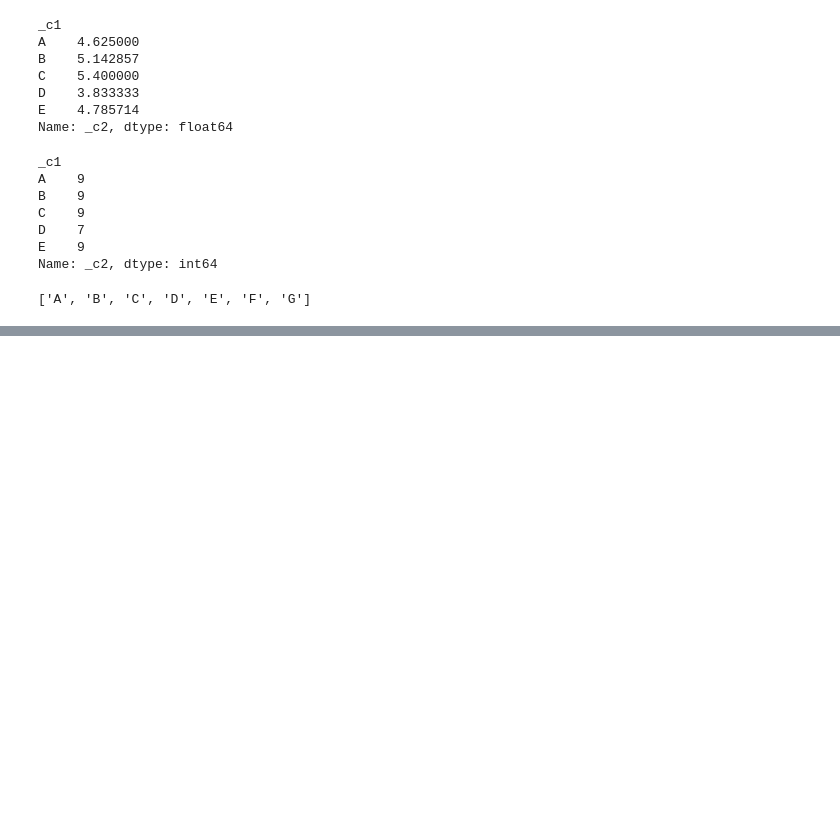
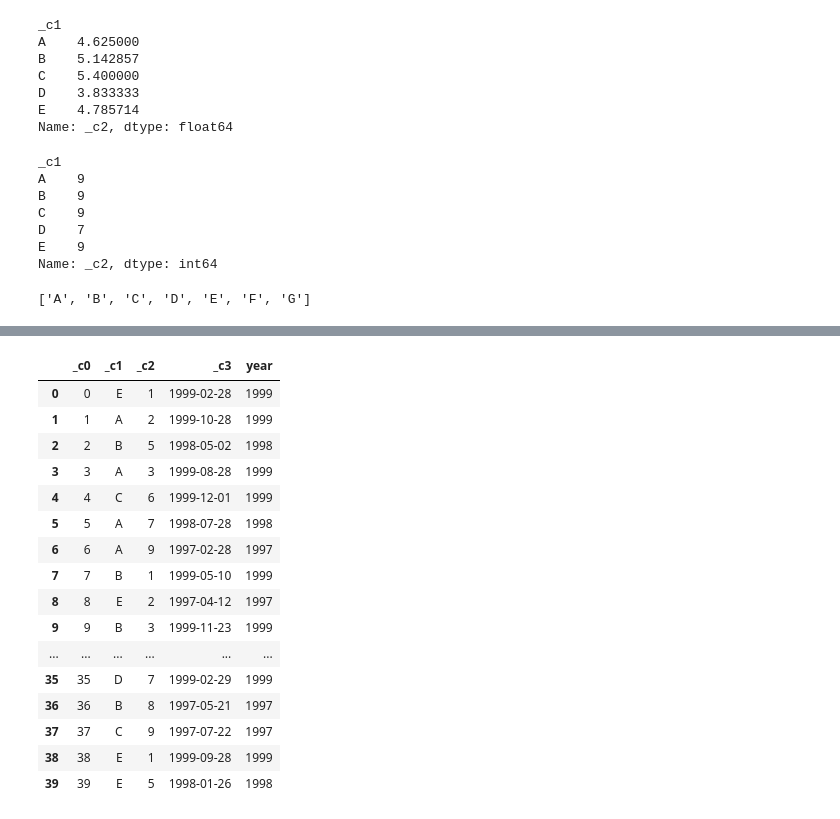
Before and after one commit to ciencia-de-los-datos/programacion-usando-pandas-VeronicaCorMe, a Jupyter notebook: pandas.ipynb, the cells around one changed output, grey strips where cells are left out. Drawn from its saved outputs; the diff is of its cells as text; code cells hidden in the pictures; blank space fills up the shorter version.

```diff
--- a/pandas.ipynb
+++ b/pandas.ipynb
@@ -194,20 +233,43 @@ def pregunta_08():
 # %%
 def pregunta_09():
     """
     Agregue el año como una columna al archivo `tbl0.tsv`.
 
     Rta/
         _c0 _c1  _c2         _c3  year
     0     0   E    1  1999-02-28  1999
     1     1   A    2  1999-10-28  1999
     2     2   B    5  1998-05-02  1998
     ...
     37   37   C    9  1997-07-22  1997
     38   38   E    1  1999-09-28  1999
     39   39   E    5  1998-01-26  1998
 
     """
-    return
+    fechas=pd.to_datetime(tbl0._c3,infer_datetime_format=True, errors= "ignore" )
+    años=[(x[:4]) for x in fechas]
+    tb_nuevo=tbl0.assign(year=años)
+
+    return tb_nuevo
+pregunta_09()
+# %% [output]
+|  | _c0 | _c1 | _c2 | _c3 | year |
+| 0 | 0 | E | 1 | 1999-02-28 | 1999 |
+| 1 | 1 | A | 2 | 1999-10-28 | 1999 |
+| 2 | 2 | B | 5 | 1998-05-02 | 1998 |
+| 3 | 3 | A | 3 | 1999-08-28 | 1999 |
+| 4 | 4 | C | 6 | 1999-12-01 | 1999 |
+| 5 | 5 | A | 7 | 1998-07-28 | 1998 |
+| 6 | 6 | A | 9 | 1997-02-28 | 1997 |
+| 7 | 7 | B | 1 | 1999-05-10 | 1999 |
+| 8 | 8 | E | 2 | 1997-04-12 | 1997 |
+| 9 | 9 | B | 3 | 1999-11-23 | 1999 |
+| ... | ... | ... | ... | ... | ... |
+| 35 | 35 | D | 7 | 1999-02-29 | 1999 |
+| 36 | 36 | B | 8 | 1997-05-21 | 1997 |
+| 37 | 37 | C | 9 | 1997-07-22 | 1997 |
+| 38 | 38 | E | 1 | 1999-09-28 | 1999 |
+| 39 | 39 | E | 5 | 1998-01-26 | 1998 |
 # %%
 def pregunta_10():
     """
```
Also changed, not shown: parts of 8 cells of this notebook.
